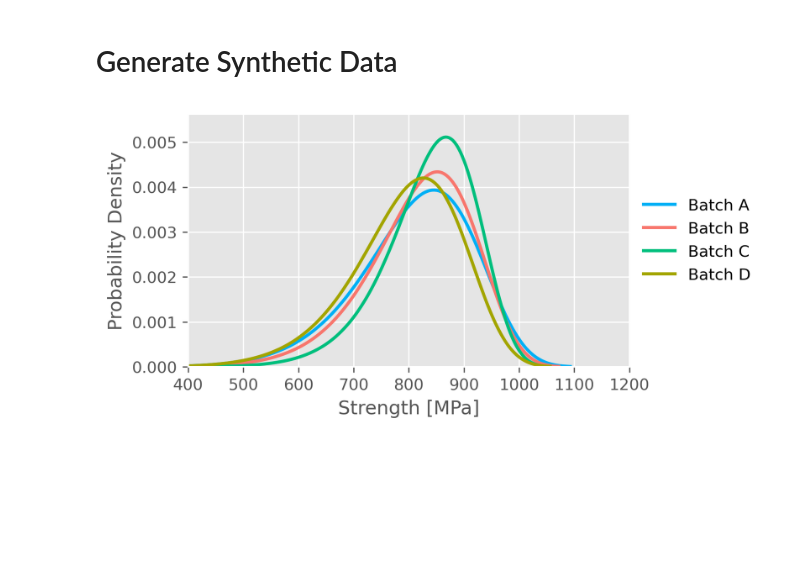
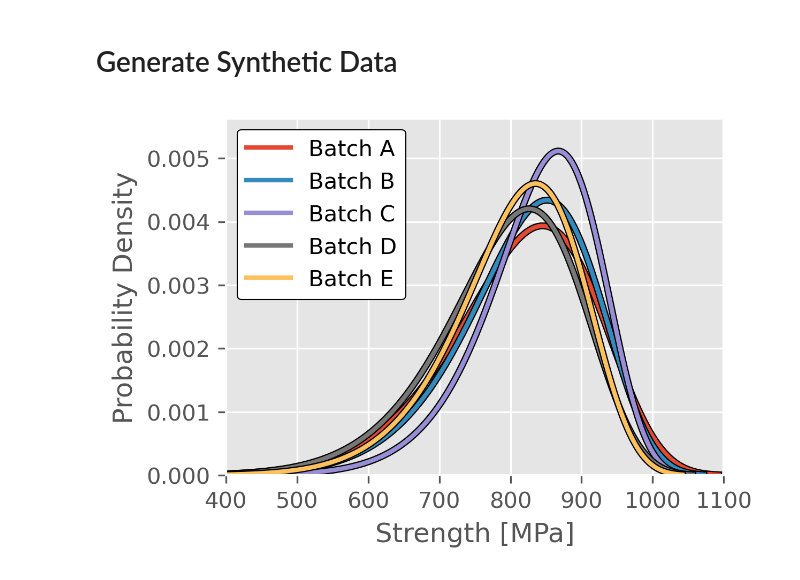
Before and after one commit to AndrewFalkowski/BayesianWeibullAnalysis, a Jupyter notebook: DataGen.ipynb, the cells around one changed output. Drawn from its saved outputs; the diff is of its cells as text; code cells hidden in the pictures; blank space fills up the shorter version.

```diff
--- a/DataGen.ipynb
+++ b/DataGen.ipynb
@@ -5,26 +5,25 @@ from reliability.Distributions import Weibull_Distribution
 import matplotlib.pyplot as plt
 from cycler import cycler
 plt.style.use('ggplot')
-palette = ["#00B0F6", "#F8766D", "#00BF7D", "#A3A500", "#E76BF3"]
-plt.rc('axes', prop_cycle=(cycler('color', palette)))
 
 import pandas as pd
 # %%
-char_strengts = [856.2, 860.4, 873.5, 836.2]
-moduli =        [9.1,   10.1,  12.1,  9.5]
-batch = ['A', 'B', 'C', 'D']
+char_strengts = [856.2, 860.4, 873.5, 836.2, 843.3]
+moduli =        [9.1,   10.1,  12.1,  9.5, 10.5]
+batch = ['A', 'B', 'C', 'D', 'E']
 
-fig, ax = plt.subplots(dpi=300, figsize=(5, 3))
-for i in range(4):9.8
+fig, ax = plt.subplots(dpi=300, figsize=(4, 3))
+for i in range(len(char_strengts)):
     dist = Weibull_Distribution(alpha=char_strengts[i], beta=moduli[i])
+    dist.PDF(lw=3.1, color='k')
     dist.PDF(label=f'Batch {batch[i]}', lw=2)
     samples = dist.random_samples(30)
     # samples = pd.Series(samples).to_csv(f'data/batch_{i}_strengths.csv', index=False, header=False)
-plt.legend(frameon=False, loc='center left', bbox_to_anchor=(1, 0.5), fontsize=10)
+plt.legend( loc='upper left', fontsize=10, facecolor='white', edgecolor='black', framealpha=1)
 plt.title('')
 plt.xlabel('Strength [MPa]')
 plt.ylabel('Probability Density')
-plt.xlim(400, 1200)
+plt.xlim(400, 1100)
 plt.show()
 # %% [output]
-[figure, old version]
+[figure, new version]
```
Also changed, not shown: 11 other files.
